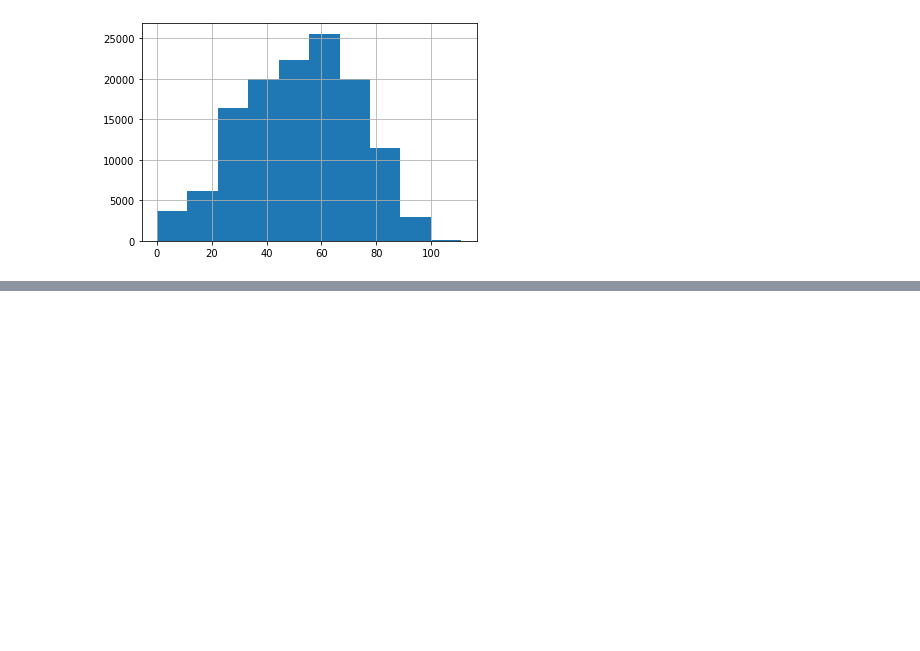
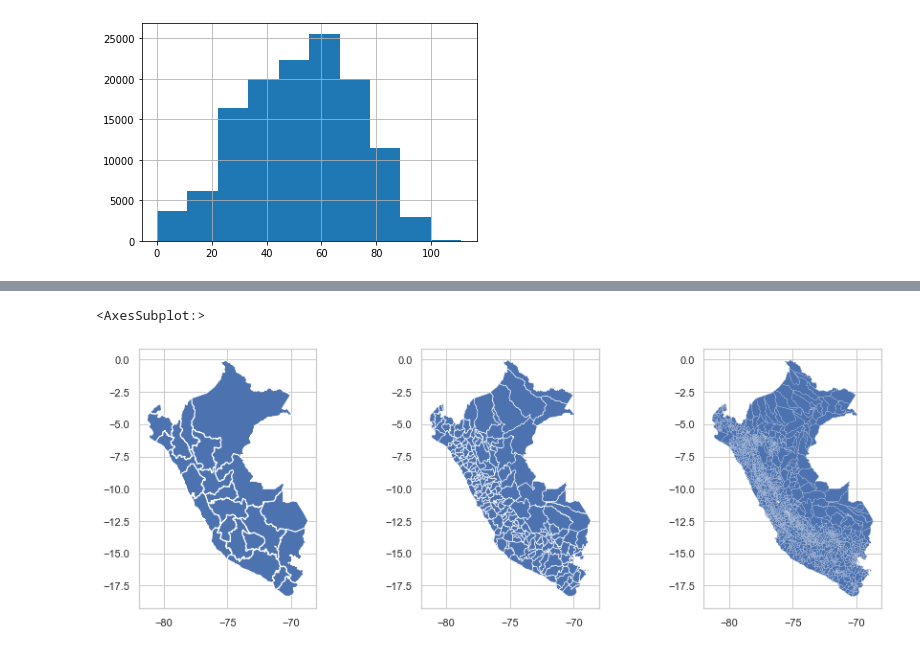
Before and after one commit to Claudio9701/pythonAnalyticsBootcamp, a Jupyter notebook: src/eda.ipynb, the cells around one changed output, grey strips where cells are left out. Cells and saved outputs as stored; diff of their text form; code cells hidden in the pictures; blank space fills up the shorter version.

```diff
--- a/src/eda.ipynb
+++ b/src/eda.ipynb
@@ -48,0 +163,14 @@ plt.show()
+# %%
+gdf_deps = gpd.read_file('../data/LIMITE_DEPARTAMENTAL.zip')
+gdf_provs = gpd.read_file('../data/LIMITE_PROVINCIAL.zip')
+gdf_dists = gpd.read_file('../data/LIMITE_DISTRITAL.zip')
+# %%
+fig, (ax1, ax2, ax3) = plt.subplots(nrows=1, ncols=3,
+                                    figsize=(15, 5))
+
+gdf_deps.plot(ax=ax1)
+gdf_provs.plot(linewidth=0.5, ax=ax2)
+gdf_dists.plot(linewidth=0.1, ax=ax3)
+# %% [output]
+<AxesSubplot:>
+[figure, added]
```
Also changed, not shown: parts of 28 cells of this notebook.
